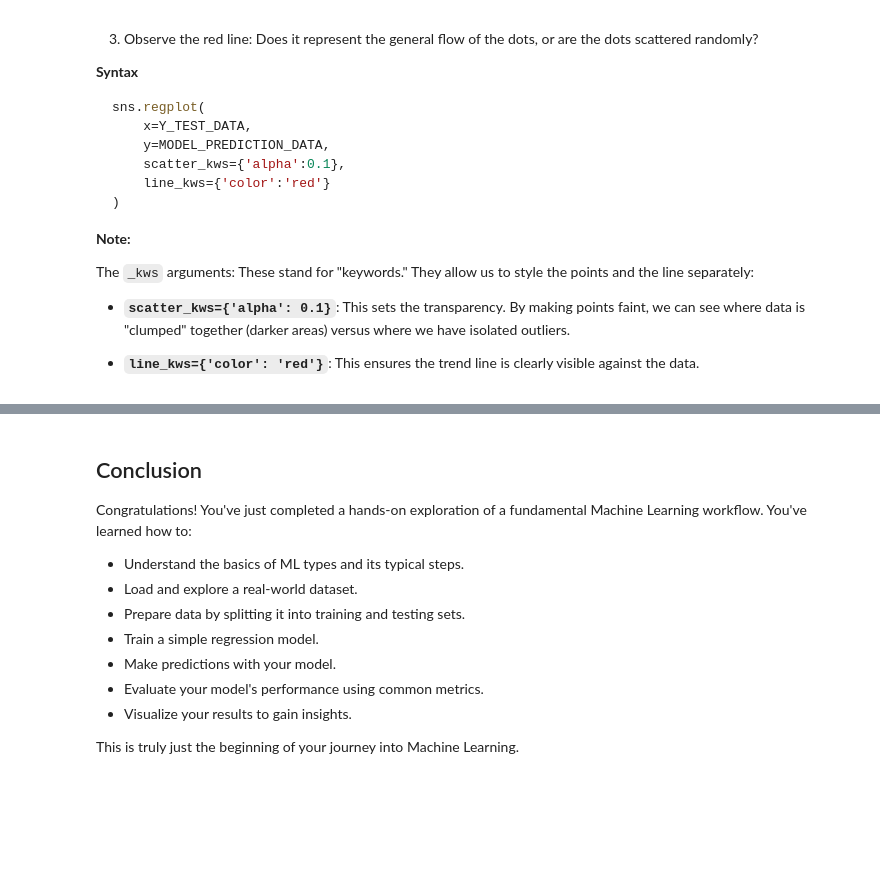
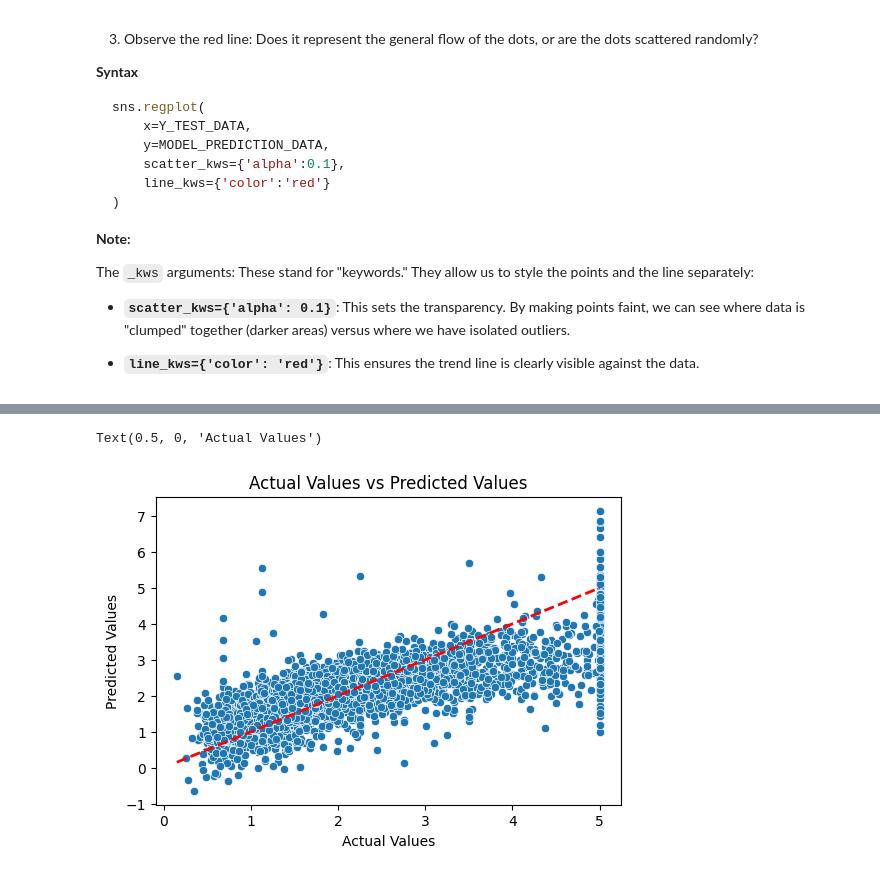
Before and after one commit to michaeltothewilson/data-with-python, a Jupyter notebook: notebooks-completed/11_machine_learning_linear_regression_housing_complete.ipynb, the cells around one changed output, grey strips where cells are left out. Saved outputs shown, nothing was run; the diff lists cells and outputs as text; code cells hidden in the pictures; blank space fills up the shorter version.

````diff
--- a/notebooks-completed/11_machine_learning_linear_regression_housing_complete.ipynb
+++ b/notebooks-completed/11_machine_learning_linear_regression_housing_complete.ipynb
@@ -316,8 +230,13 @@ model.fit(Your_X_Train, Your_Y_Train)
 ```
 # %%
 ## Begin Example
+
 model = LinearRegression()
-model.fit(X_train, y_train)
-print("Model Complete")
+
+model.fit(
+    X_train,
+    y_train
+)
+
 ## End Example
 # %% [output]
@@ -340,13 +259,9 @@ Once your model is trained, it's ready to make guesses! You'll ask it to predict
 This comparison can give you an early qualitative feel for how accurate the predictions are.
 # %%
 ## Begin Example
-y_predict = model.predict(X_test)
 
-results = {"Test Values": y_test.values,
-           "Predicted Values": y_predict}
-
-results_df = pd.DataFrame(results)
-
-results_df.sample(10)
+y_predictions = model.predict(
+    X_test
+)
 
 ## End Example
@@ -449,16 +333,15 @@ plt.show()
-# %% [markdown]
-## Conclusion
-
-Congratulations! You've just completed a hands-on exploration of a fundamental
-Machine Learning workflow. You've learned how to:
-
-* Understand the basics of ML types and its typical steps.
-* Load and explore a real-world dataset.
-* Prepare data by splitting it into training and testing sets.
-* Train a simple regression model.
-* Make predictions with your model.
-* Evaluate your model's performance using common metrics.
-* Visualize your results to gain insights.
-
-This is truly just the beginning of your journey into Machine Learning.
+# %%
+## Begin Example
+plt.figure(figsize=(6,4))
+
+sns.scatterplot(x=y_test, y=y_predictions, )
+plt.plot([y.min(), y.max()], [y.min(), y.max()], "--r", linewidth=2)
+
+plt.title("Actual Values vs Predicted Values")
+plt.ylabel("Predicted Values")
+plt.xlabel("Actual Values")
+## End Example
+# %% [output]
+Text(0.5, 0, 'Actual Values')
+[figure, added]
 # %% [markdown]
````
Also changed, not shown: parts of 46 cells of this notebook.
